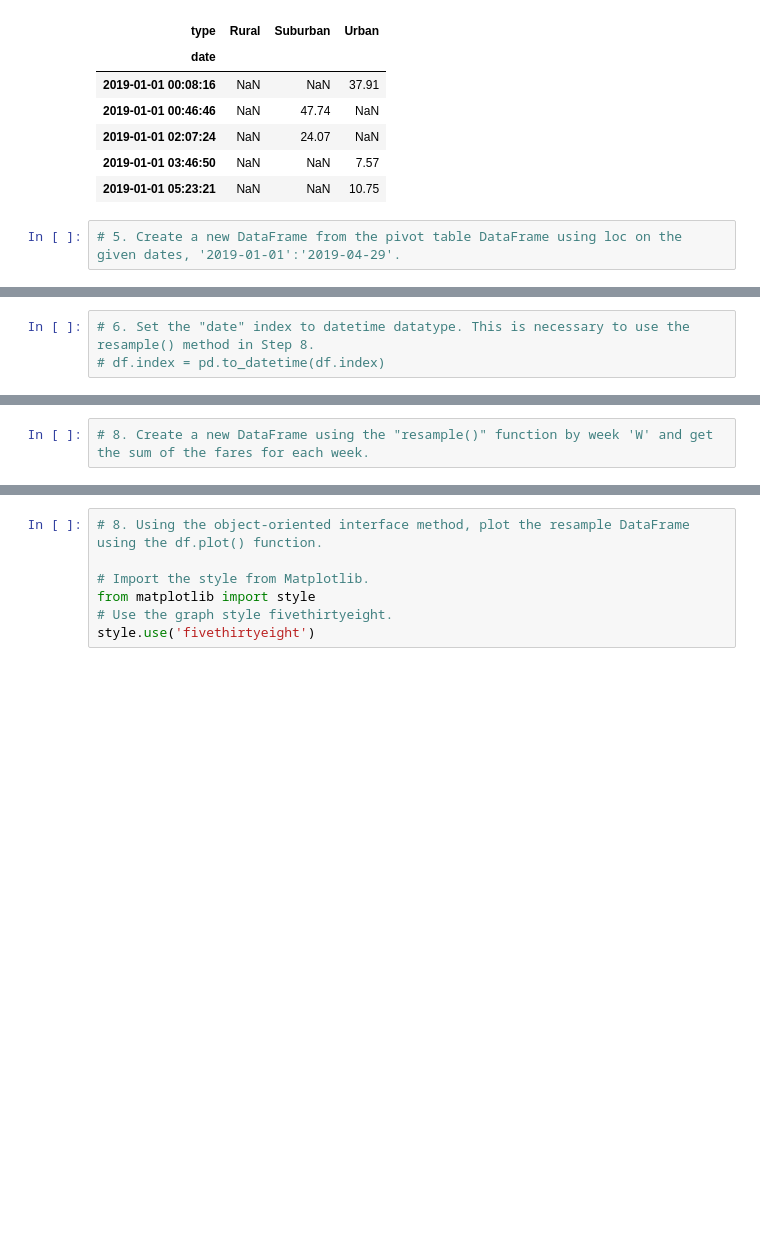
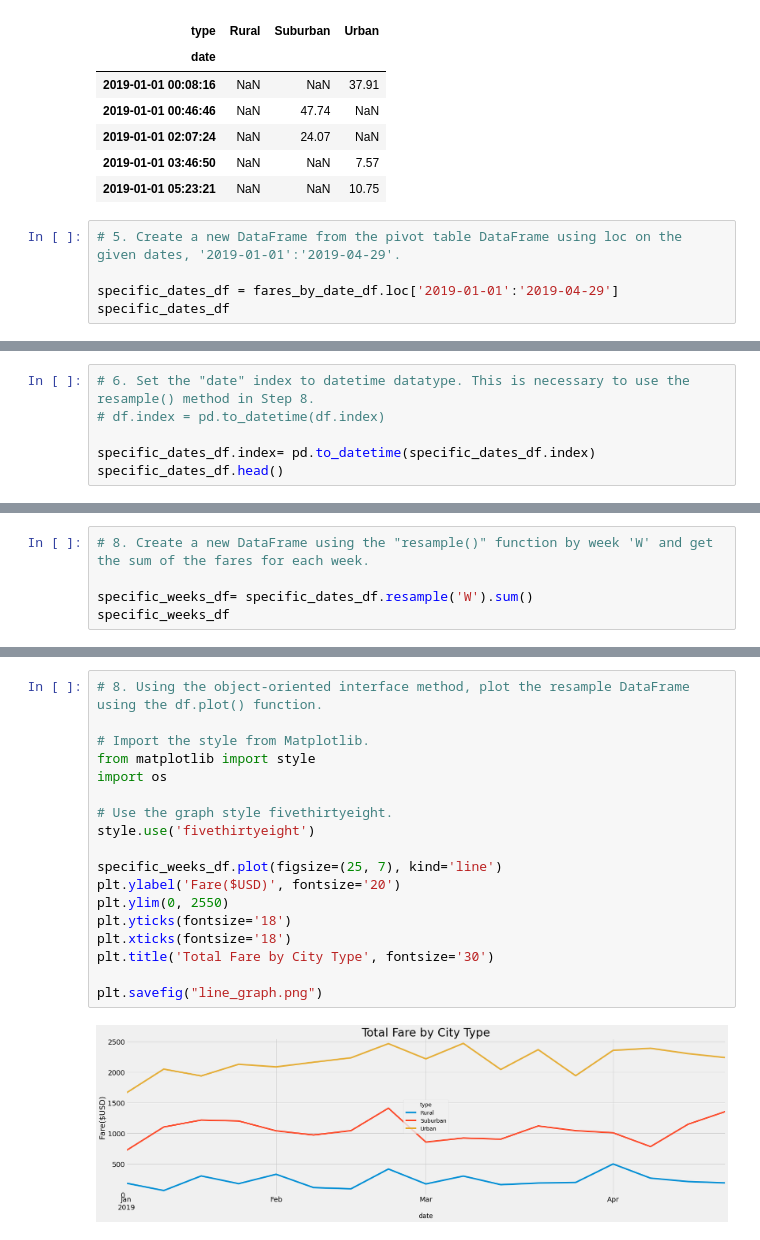
Before and after one commit to farwaali08/pyber-analysis, a Jupyter notebook: Resources/PyBer_Challenge_starter.ipynb, the cells around one changed output, grey strips where cells are left out. Cells and saved outputs as stored; diff of their text form; blank space fills up the shorter version.

```diff
--- a/Resources/PyBer_Challenge_starter.ipynb
+++ b/Resources/PyBer_Challenge_starter.ipynb
@@ -200,3 +200,6 @@ fares_by_date_df.head()
 | 2019-01-01 05:23:21 | NaN | NaN | 10.75 |
 # %%
 # 5. Create a new DataFrame from the pivot table DataFrame using loc on the given dates, '2019-01-01':'2019-04-29'.
+
+specific_dates_df = fares_by_date_df.loc['2019-01-01':'2019-04-29']
+specific_dates_df
@@ -203,3 +221,6 @@ fares_by_date_df.head()
 # %%
 # 6. Set the "date" index to datetime datatype. This is necessary to use the resample() method in Step 8.
 # df.index = pd.to_datetime(df.index)
+
+specific_dates_df.index= pd.to_datetime(specific_dates_df.index)
+specific_dates_df.head()
@@ -208,2 +250,5 @@ fares_by_date_df.head()
 # %%
 # 8. Create a new DataFrame using the "resample()" function by week 'W' and get the sum of the fares for each week.
+
+specific_weeks_df= specific_dates_df.resample('W').sum()
+specific_weeks_df
@@ -210,7 +275,20 @@ fares_by_date_df.head()
 # %%
 # 8. Using the object-oriented interface method, plot the resample DataFrame using the df.plot() function.
 
 # Import the style from Matplotlib.
 from matplotlib import style
+import os
+
 # Use the graph style fivethirtyeight.
 style.use('fivethirtyeight')
+
+specific_weeks_df.plot(figsize=(25, 7), kind='line')
+plt.ylabel('Fare($USD)', fontsize='20')
+plt.ylim(0, 2550)
+plt.yticks(fontsize='18')
+plt.xticks(fontsize='18')
+plt.title('Total Fare by City Type', fontsize='30')
+
+plt.savefig("line_graph.png")
+# %% [output]
+[figure, added]
```
Also changed, not shown: parts of 4 cells of this notebook, 2 other files.
